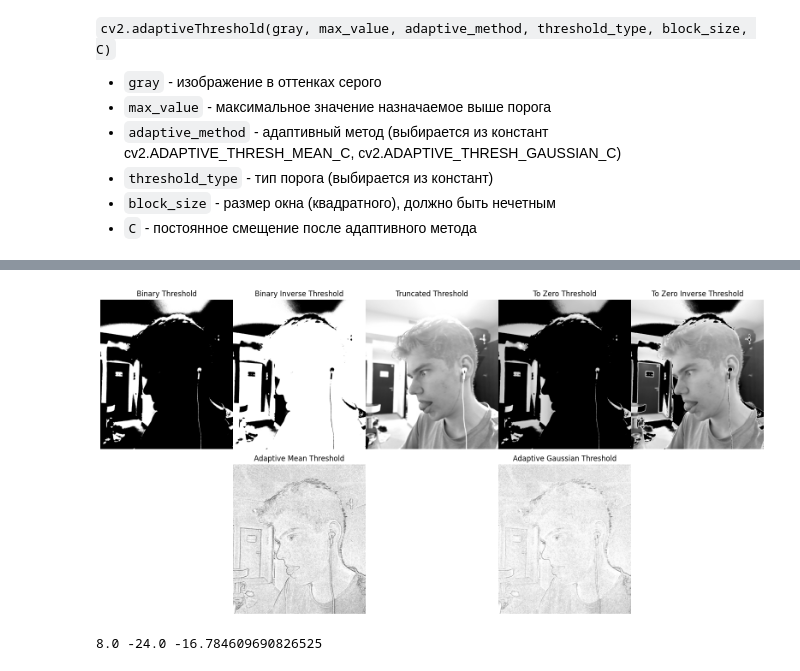
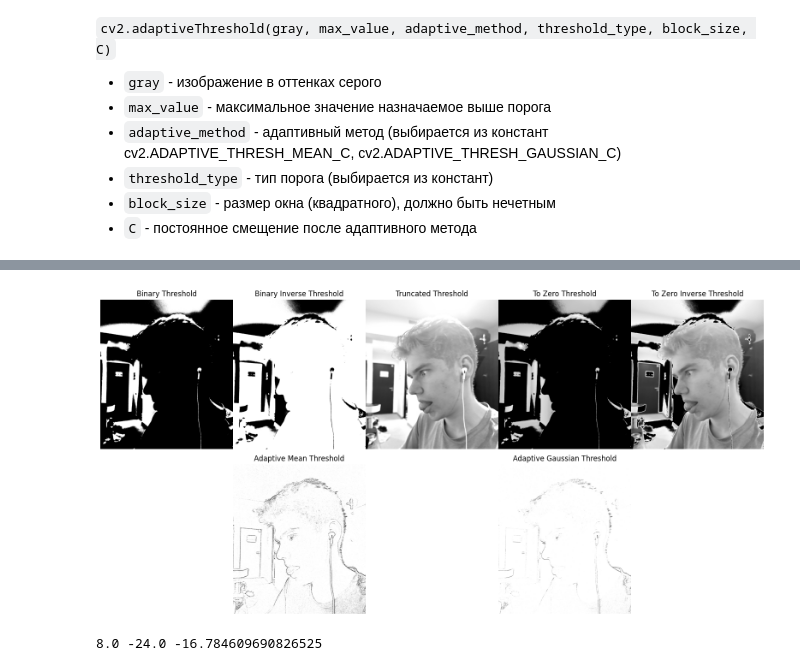
Before and after one commit to RTvenT/CV-ICM-FEFU-2025, a Jupyter notebook: 02-Blur-and-Threshold-Filtering.ipynb, the cells around one changed output, grey strips where cells are left out. Saved outputs shown, nothing was run; the diff lists cells and outputs as text; code cells hidden in the pictures.

```diff
--- a/02-Blur-and-Threshold-Filtering.ipynb
+++ b/02-Blur-and-Threshold-Filtering.ipynb
@@ -172,60 +171,63 @@ def show_images(images):
             else:
                 ax[i][j].axis('off')
 # %%
+TRESH = 140
+MAX_VAL = 255
+
 airpods = cv2.imread(ORIG_PATH + 'egor.jpg')
-airpos_gray = cv2.cvtColor(airpods, cv2.COLOR_BGR2GRAY)
+airpods_gray = cv2.cvtColor(airpods, cv2.COLOR_BGR2GRAY)
+airpods_blured = cv2.GaussianBlur(airpods_gray, (7, 7), 0)
 
-thresh_bin = cv2.threshold(airpos_gray, 140, 255, cv2.THRESH_BINARY)[1]
-thresh_bin_inv = cv2.threshold(airpos_gray, 140, 255, cv2.THRESH_BINARY_INV)[1]
-thresh_trunc = cv2.threshold(airpos_gray, 140, 255, cv2.THRESH_TRUNC)[1]
-thresh_tozero = cv2.threshold(airpos_gray, 140, 255, cv2.THRESH_TOZERO)[1]
-thresh_tozero_inv = cv2.threshold(airpos_gray, 140, 255, cv2.THRESH_TOZERO_INV)[1]
+thresh_bin = cv2.threshold(airpods_gray, TRESH, MAX_VAL, cv2.THRESH_BINARY)[1]
+thresh_bin_inv = cv2.threshold(airpods_gray, TRESH, MAX_VAL, cv2.THRESH_BINARY_INV)[1]
+thresh_trunc = cv2.threshold(airpods_gray, TRESH, MAX_VAL, cv2.THRESH_TRUNC)[1]
+thresh_tozero = cv2.threshold(airpods_gray, TRESH, MAX_VAL, cv2.THRESH_TOZERO)[1]
+thresh_tozero_inv = cv2.threshold(airpods_gray, TRESH, MAX_VAL, cv2.THRESH_TOZERO_INV)[1]
 
-thresh_adaptive_mean = cv2.adaptiveThreshold(airpos_gray, 255, cv2.ADAPTIVE_THRESH_MEAN_C,
+thresh_adaptive_mean = cv2.adaptiveThreshold(airpods_blured, MAX_VAL, cv2.ADAPTIVE_THRESH_MEAN_C,
                                              cv2.THRESH_BINARY, 11, 2)
-thresh_adaptive_gauss = cv2.adaptiveThreshold(airpos_gray, 255, cv2.ADAPTIVE_THRESH_GAUSSIAN_C,
+thresh_adaptive_gauss = cv2.adaptiveThreshold(airpods_blured, MAX_VAL, cv2.ADAPTIVE_THRESH_GAUSSIAN_C,
                                               cv2.THRESH_BINARY, 11, 2)
 
+images = [
+    thresh_bin, thresh_bin_inv,
+    thresh_trunc, thresh_tozero,
+    thresh_tozero_inv, thresh_adaptive_mean,
+    thresh_adaptive_gauss
+]
+
+titles = [
+    'Binary Threshold', 'Binary Inverse Threshold',
+    'Truncated Threshold', 'To Zero Threshold',
+    'To Zero Inverse Threshold', 'Adaptive Mean Threshold',
+    'Adaptive Gaussian Threshold'
+]
 
 fig, ax = plt.subplots(2, 5, figsize=(20, 10))
 
-ax[0, 0].imshow(thresh_bin, cmap='gray')
-ax[0, 0].set_title('Binary Threshold')
-ax[0, 0].axis('off')
 
-ax[0, 1].imshow(thresh_bin_inv, cmap='gray')
-ax[0, 1].set_title('Binary Inverse Threshold')
-ax[0, 1].axis('off')
-
-ax[0, 2].imshow(thresh_trunc, cmap='gray')
-ax[0, 2].set_title('Truncated Threshold')
-ax[0, 2].axis('off')
-
-ax[0, 3].imshow(thresh_tozero, cmap='gray')
-ax[0, 3].set_title('To Zero Threshold')
-ax[0, 3].axis('off')
-
-ax[0, 4].imshow(thresh_tozero_inv, cmap='gray')
-ax[0, 4].set_title('To Zero Inverse Threshold')
-ax[0, 4].axis('off')
+for j in range(5):
+    ax[0, j].imshow(images[j], cmap='gray')
+    ax[0, j].set_title(titles[j])
+    ax[0, j].axis('off')
 
 ax[1, 1].imshow(thresh_adaptive_mean, cmap='gray')
 ax[1, 1].set_title('Adaptive Mean Threshold')
 ax[1, 1].axis('off')
 
 ax[1, 3].imshow(thresh_adaptive_gauss, cmap='gray')
 ax[1, 3].set_title('Adaptive Gaussian Threshold')
 ax[1, 3].axis('off')
 
 fig.delaxes(ax[1, 0])
 fig.delaxes(ax[1, 2])
 fig.delaxes(ax[1, 4])
 
 plt.subplots_adjust(wspace=0.0, hspace=0.0)
 
 plt.show()
 # %% [output]
-[figure, old version]
+[figure, new version]
 # %%
 def H(x, y, l1):
     return -8 * (x**2 - x*y + l1 * y**2 + l1 * x**2)
```
Also changed, not shown: parts of 1 cell of this notebook, 3 other files.
